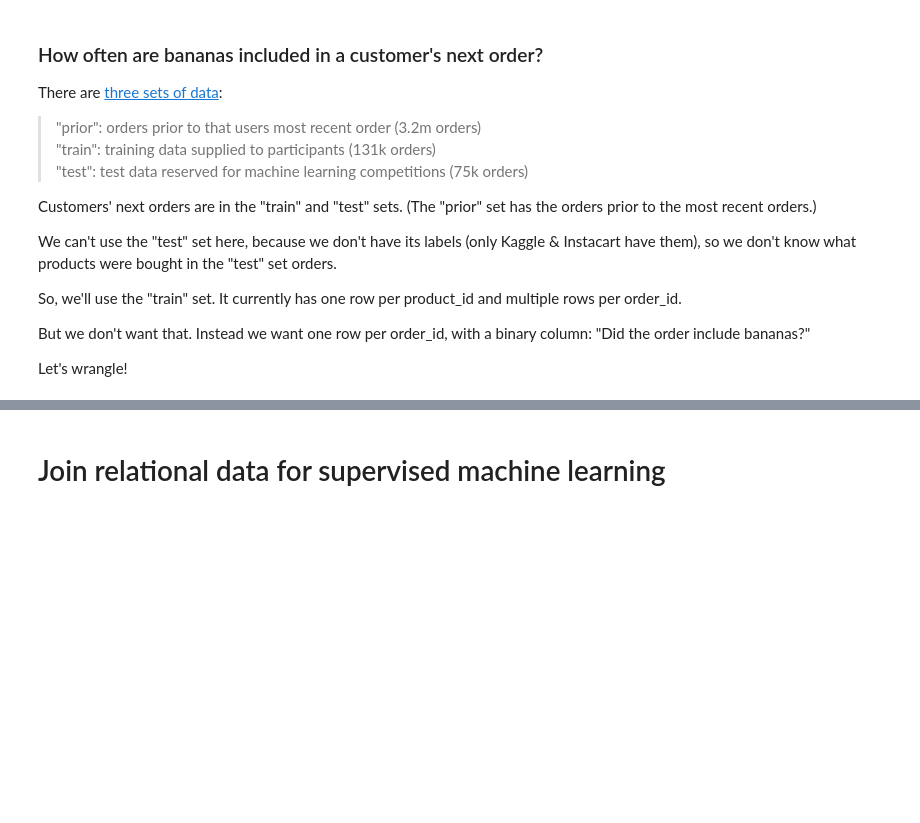
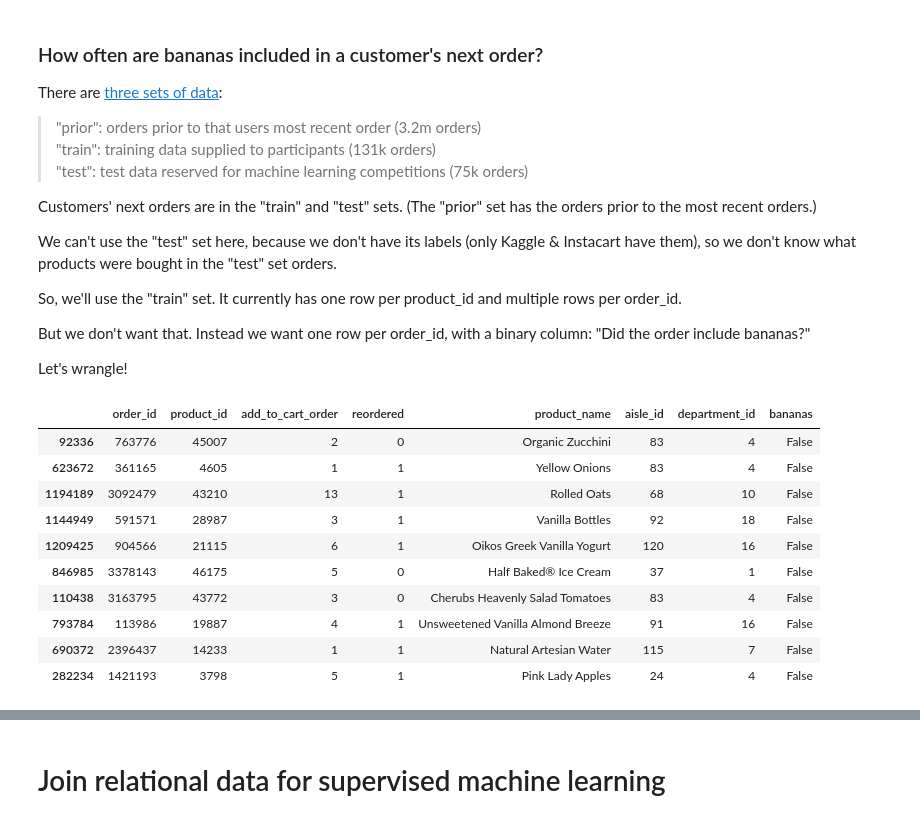
Before and after one commit to skhabiri/DS-Unit-2-Applied-Modeling, a Jupyter notebook: WrangleMLDatasets-m2/wranglemldatasets-232.ipynb, the cells around one changed output, grey strips where cells are left out. Drawn from its saved outputs; the diff is of its cells as text; code cells hidden in the pictures; blank space fills up the shorter version.

```diff
--- a/WrangleMLDatasets-m2/wranglemldatasets-232.ipynb
+++ b/WrangleMLDatasets-m2/wranglemldatasets-232.ipynb
@@ -135,2 +265,16 @@ train.head()
+# %%
+train.sample(10)
+# %% [output]
+|  | order_id | product_id | add_to_cart_order | reordered | product_name | aisle_id | department_id | bananas |
+| 92336 | 763776 | 45007 | 2 | 0 | Organic Zucchini | 83 | 4 | False |
+| 623672 | 361165 | 4605 | 1 | 1 | Yellow Onions | 83 | 4 | False |
+| 1194189 | 3092479 | 43210 | 13 | 1 | Rolled Oats | 68 | 10 | False |
+| 1144949 | 591571 | 28987 | 3 | 1 | Vanilla Bottles | 92 | 18 | False |
+| 1209425 | 904566 | 21115 | 6 | 1 | Oikos Greek Vanilla Yogurt | 120 | 16 | False |
+| 846985 | 3378143 | 46175 | 5 | 0 | Half Baked® Ice Cream | 37 | 1 | False |
+| 110438 | 3163795 | 43772 | 3 | 0 | Cherubs Heavenly Salad Tomatoes | 83 | 4 | False |
+| 793784 | 113986 | 19887 | 4 | 1 | Unsweetened Vanilla Almond Breeze | 91 | 16 | False |
+| 690372 | 2396437 | 14233 | 1 | 1 | Natural Artesian Water | 115 | 7 | False |
+| 282234 | 1421193 | 3798 | 5 | 1 | Pink Lady Apples | 24 | 4 | False |
 # %%
 train['bananas'] = train['product_name'] == 'Banana'
```
Also changed, not shown: parts of 47 cells of this notebook, 1 other file.
